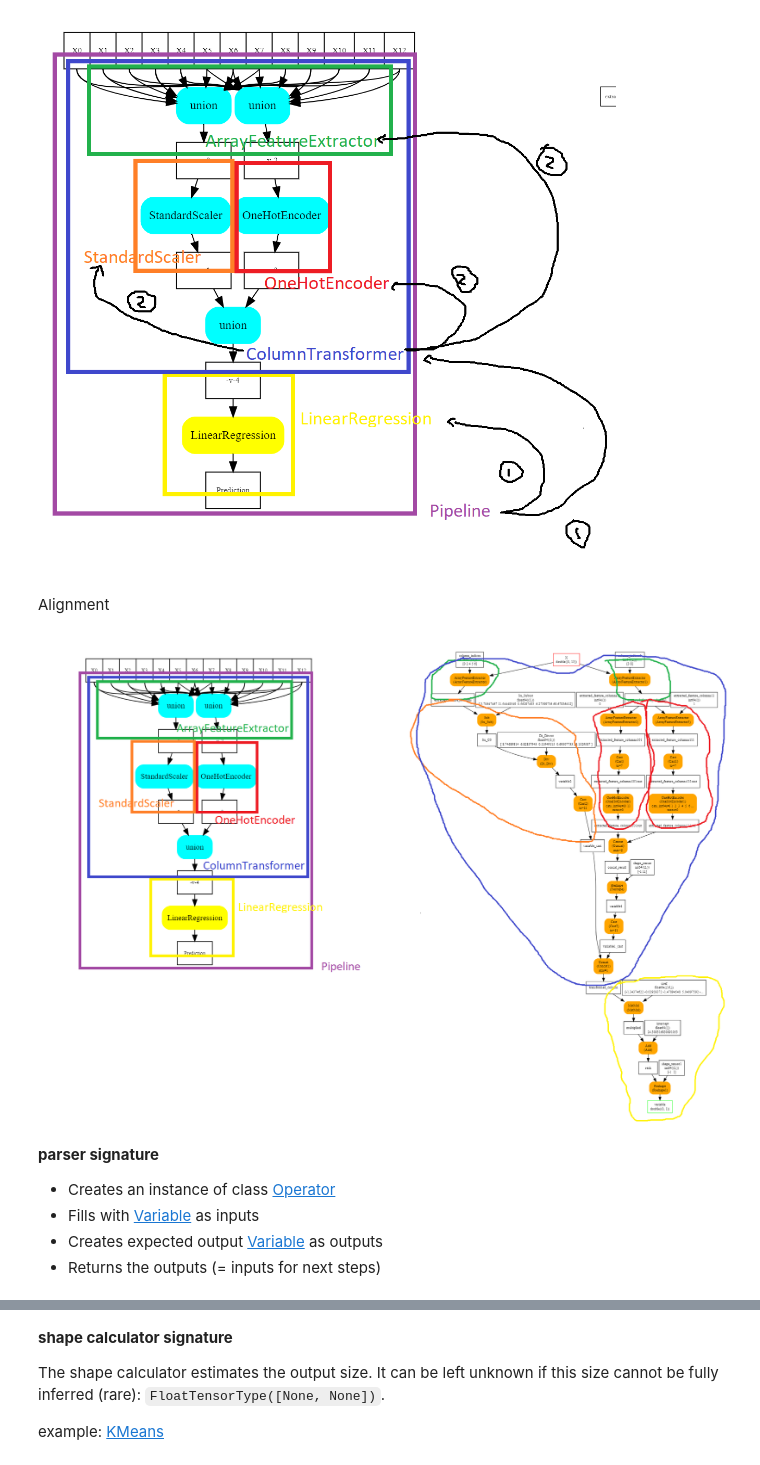
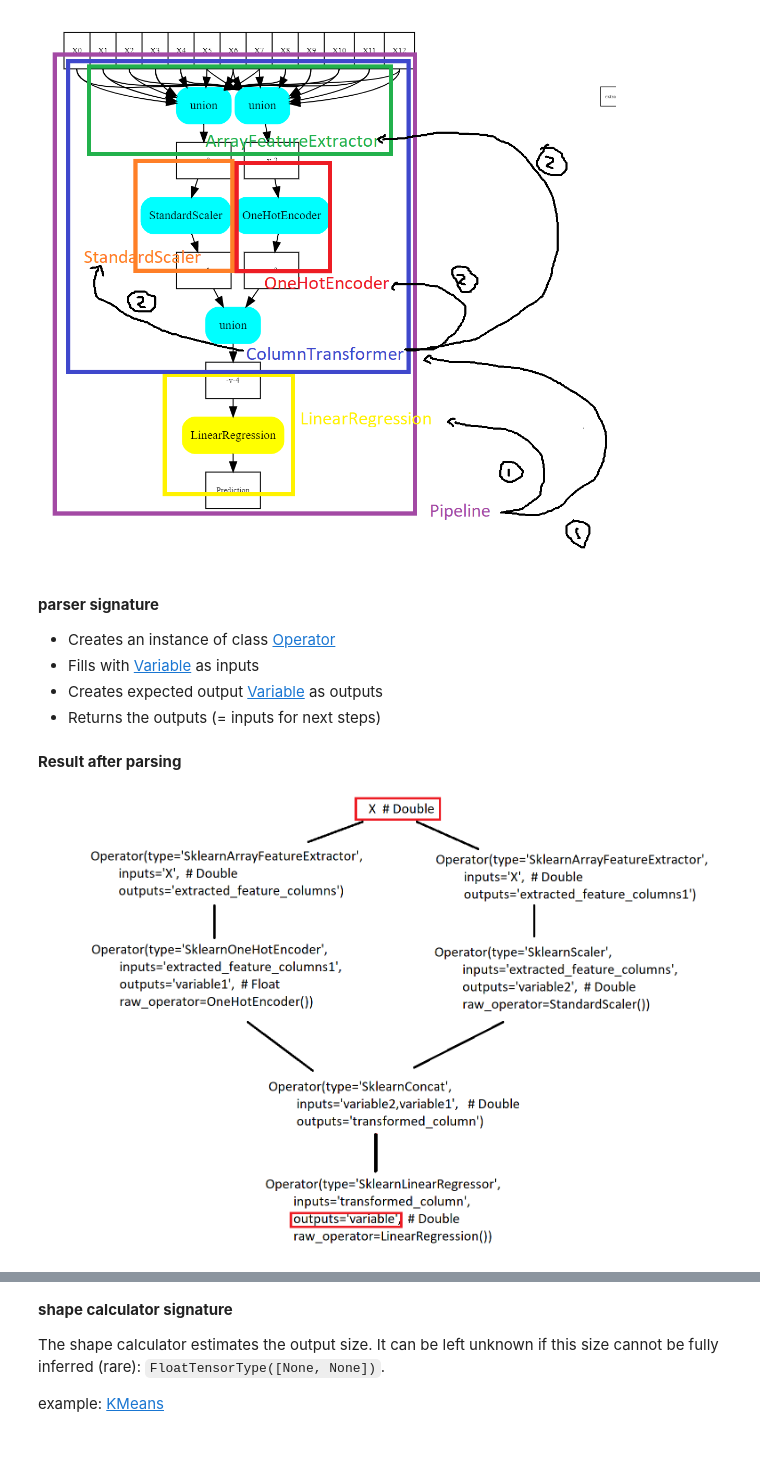
Before and after one commit to onnx/sklearn-onnx, a Jupyter notebook: docs/notebooks/introduction.ipynb, the cells around one changed output, grey strips where cells are left out. Drawn from its saved outputs; the diff is of its cells as text; code cells hidden in the pictures.

```diff
--- a/docs/notebooks/introduction.ipynb
+++ b/docs/notebooks/introduction.ipynb
@@ -156,12 +183,6 @@ graph {
 Image('images/pipeskl.png', width=600)
 # %% [output]
 [figure]
-# %% [markdown]
-Alignment
-# %%
-Image('images/pipecolorball.png')
-# %% [output]
-[figure]
 # %% [markdown]
 **parser signature**
 
@@ -187,3 +208,9 @@ def parser_example(
 
     # ends
     return step_to_convert.outputs
+# %% [markdown]
+**Result after parsing**
+# %%
+Image('images/op2onx.png', width=800)
+# %% [output]
+[figure, added]
```
Also changed, not shown: parts of 35 cells of this notebook, 8 other files.
